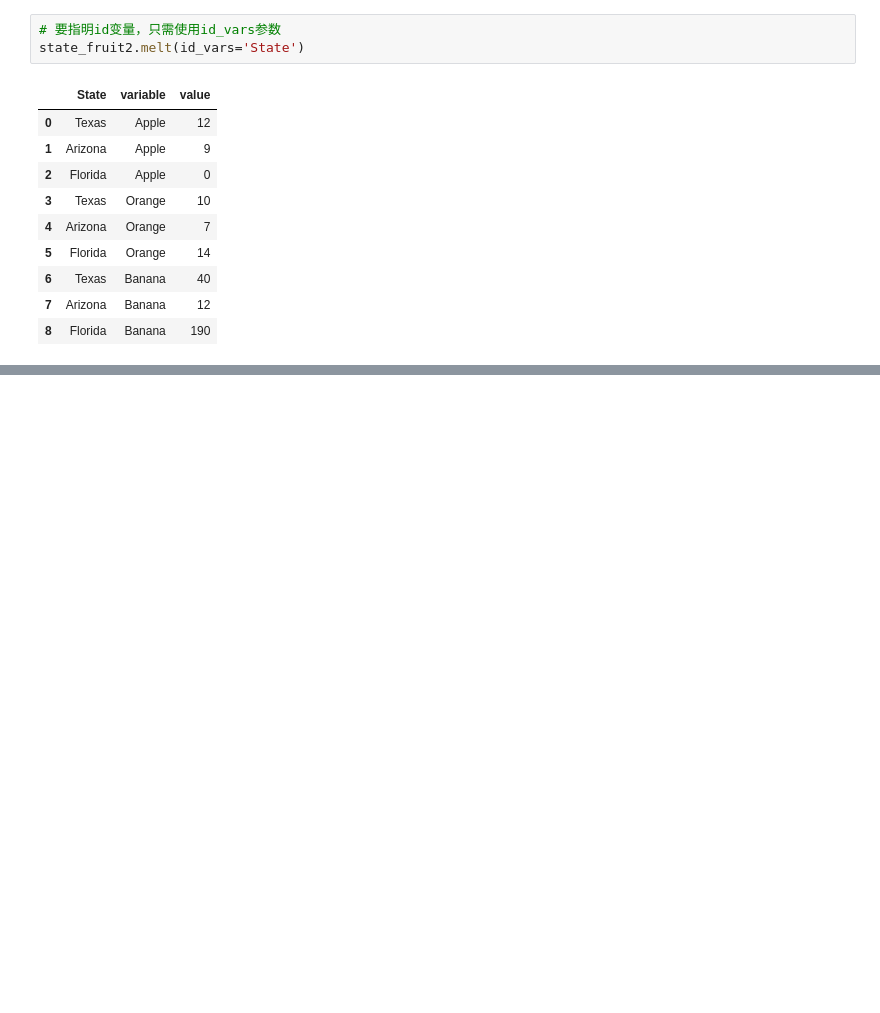
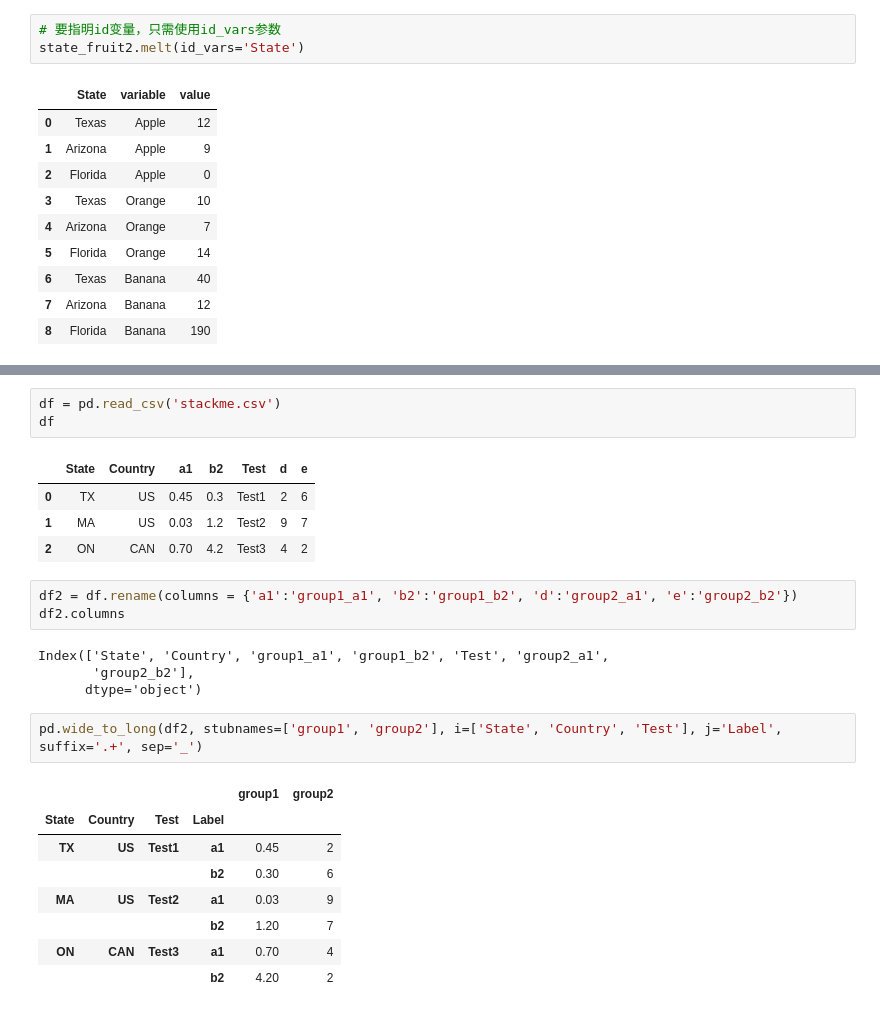
Before and after one commit to 99night66/pandas_study, a Jupyter notebook: 8_数据清理.ipynb, the cells around one changed output, grey strips where cells are left out. Saved outputs shown, nothing was run; the diff lists cells and outputs as text; blank space fills up the shorter version.

```diff
--- a/8_数据清理.ipynb
+++ b/8_数据清理.ipynb
@@ -221,0 +269,26 @@ state_fruit2.melt(id_vars='State')
+# %%
+df = pd.read_csv('stackme.csv')
+df
+# %% [output]
+|  | State | Country | a1 | b2 | Test | d | e |
+| 0 | TX | US | 0.45 | 0.3 | Test1 | 2 | 6 |
+| 1 | MA | US | 0.03 | 1.2 | Test2 | 9 | 7 |
+| 2 | ON | CAN | 0.70 | 4.2 | Test3 | 4 | 2 |
+# %%
+df2 = df.rename(columns = {'a1':'group1_a1', 'b2':'group1_b2', 'd':'group2_a1', 'e':'group2_b2'})
+df2.columns
+# %% [output]
+Index(['State', 'Country', 'group1_a1', 'group1_b2', 'Test', 'group2_a1',
+       'group2_b2'],
+      dtype='object')
+# %%
+pd.wide_to_long(df2, stubnames=['group1', 'group2'], i=['State', 'Country', 'Test'], j='Label', suffix='.+', sep='_')
+# %% [output]
+|  |  |  |  | group1 | group2 |
+| State | Country | Test | Label |  |  |
+| TX | US | Test1 | a1 | 0.45 | 2 |
+|  |  |  | b2 | 0.30 | 6 |
+| MA | US | Test2 | a1 | 0.03 | 9 |
+|  |  |  | b2 | 1.20 | 7 |
+| ON | CAN | Test3 | a1 | 0.70 | 4 |
+|  |  |  | b2 | 4.20 | 2 |
```
Also changed, not shown: parts of 4 cells of this notebook.
